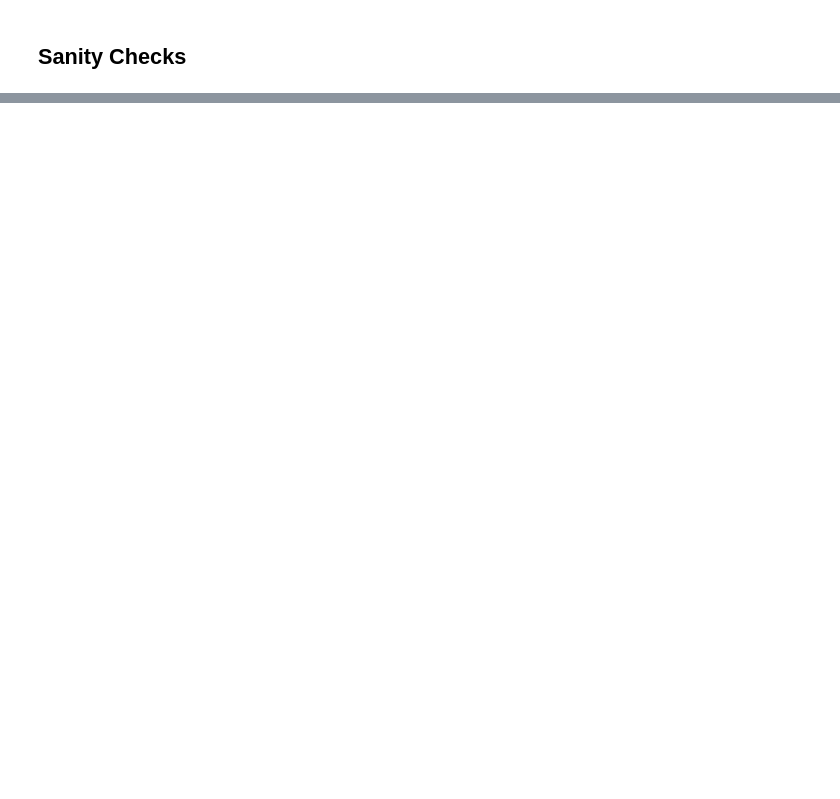
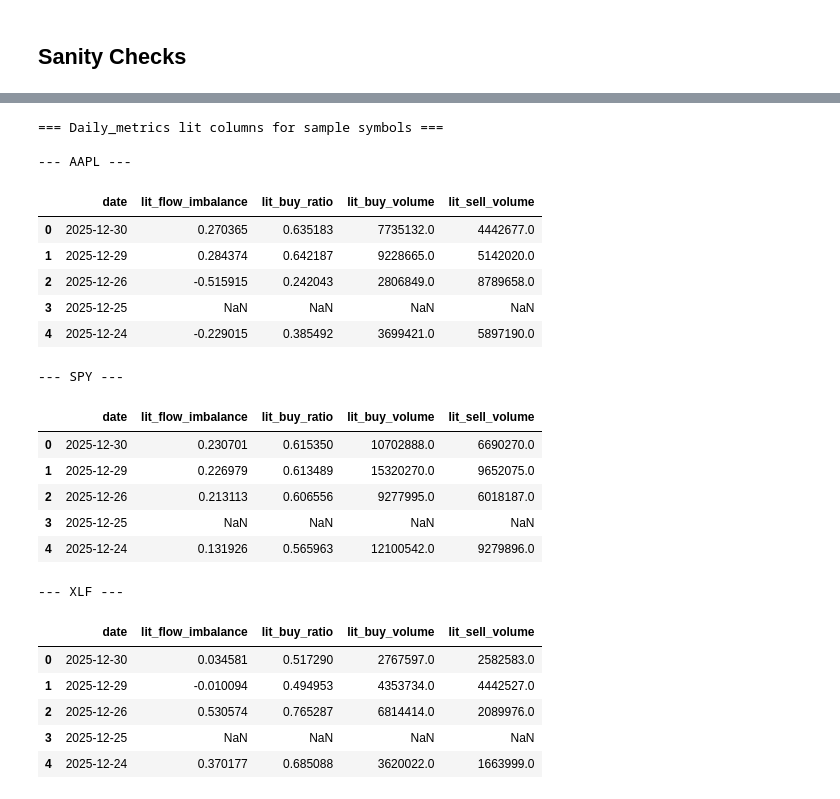
Before and after one commit to MoreCowwbell/darkpool, a Jupyter notebook: database_check.ipynb, the cells around one changed output, grey strips where cells are left out. Cells and saved outputs as stored; diff of their text form; code cells hidden in the pictures; blank space fills up the shorter version.

```diff
--- a/database_check.ipynb
+++ b/database_check.ipynb
@@ -127,0 +318,11 @@ HAVING n > 1
+# %%
+# 3. Check lit_direction_daily for sample symbols (AAPL, SPY, XLF)
+print("=== Lit data for sample symbols ===")
+for sym in ["AAPL", "SPY", "XLF"]:
+    print(f"\n--- {sym} ---")
+    display(conn.execute("""
+        SELECT date, lit_buy_volume, lit_sell_volume, lit_buy_ratio, log_buy_sell
+        FROM lit_direction_daily
+        WHERE symbol = ?
+        ORDER BY date DESC LIMIT 10
+    """, [sym]).df())
@@ -127,0 +350,35 @@ HAVING n > 1
+# %%
+# 4. Check daily_metrics lit columns for sample symbols
+print("=== Daily_metrics lit columns for sample symbols ===")
+for sym in ["AAPL", "SPY", "XLF"]:
+    print(f"\n--- {sym} ---")
+    display(conn.execute("""
+        SELECT date, lit_flow_imbalance, lit_buy_ratio, lit_buy_volume, lit_sell_volume
+        FROM daily_metrics
+        WHERE symbol = ?
+        ORDER BY date DESC LIMIT 10
+    """, [sym]).df())
+# %% [output]
+=== Daily_metrics lit columns for sample symbols ===
+
+--- AAPL ---
+|  | date | lit_flow_imbalance | lit_buy_ratio | lit_buy_volume | lit_sell_volume |
+| 0 | 2025-12-30 | 0.270365 | 0.635183 | 7735132.0 | 4442677.0 |
+| 1 | 2025-12-29 | 0.284374 | 0.642187 | 9228665.0 | 5142020.0 |
+| 2 | 2025-12-26 | -0.515915 | 0.242043 | 2806849.0 | 8789658.0 |
+| 3 | 2025-12-25 | NaN | NaN | NaN | NaN |
+| 4 | 2025-12-24 | -0.229015 | 0.385492 | 3699421.0 | 5897190.0 |
+--- SPY ---
+|  | date | lit_flow_imbalance | lit_buy_ratio | lit_buy_volume | lit_sell_volume |
+| 0 | 2025-12-30 | 0.230701 | 0.615350 | 10702888.0 | 6690270.0 |
+| 1 | 2025-12-29 | 0.226979 | 0.613489 | 15320270.0 | 9652075.0 |
+| 2 | 2025-12-26 | 0.213113 | 0.606556 | 9277995.0 | 6018187.0 |
+| 3 | 2025-12-25 | NaN | NaN | NaN | NaN |
+| 4 | 2025-12-24 | 0.131926 | 0.565963 | 12100542.0 | 9279896.0 |
+--- XLF ---
+|  | date | lit_flow_imbalance | lit_buy_ratio | lit_buy_volume | lit_sell_volume |
+| 0 | 2025-12-30 | 0.034581 | 0.517290 | 2767597.0 | 2582583.0 |
+| 1 | 2025-12-29 | -0.010094 | 0.494953 | 4353734.0 | 4442527.0 |
+| 2 | 2025-12-26 | 0.530574 | 0.765287 | 6814414.0 | 2089976.0 |
+| 3 | 2025-12-25 | NaN | NaN | NaN | NaN |
+| 4 | 2025-12-24 | 0.370177 | 0.685088 | 3620022.0 | 1663999.0 |
```
Also changed, not shown: parts of 22 cells of this notebook, 5 other files.
